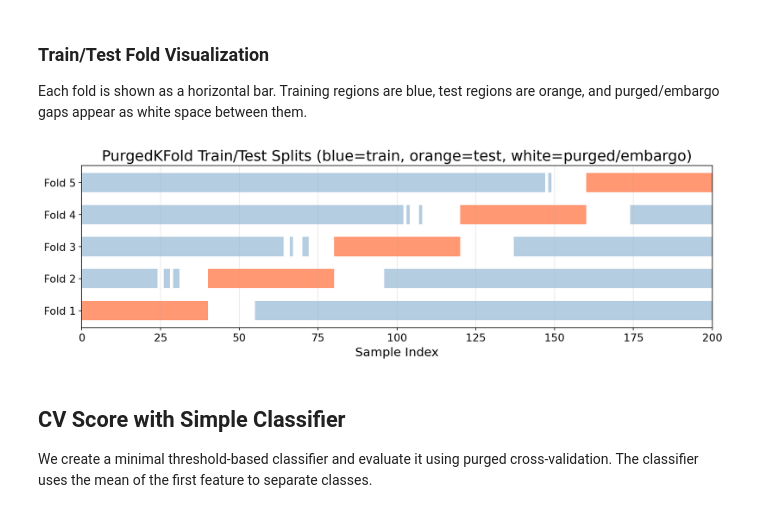
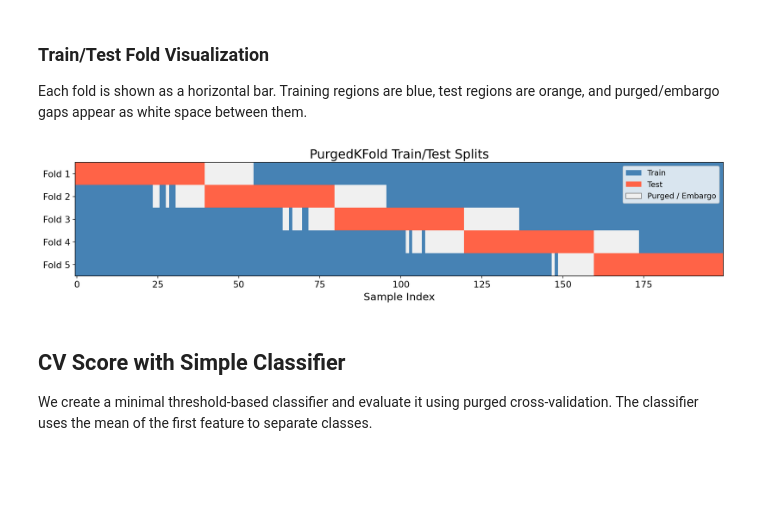
Before and after one commit to sipemu/mlfinance, a Jupyter notebook: crates/pymlfinance/examples/notebooks/ch07_cross_validation.ipynb, the cells around one changed output. Drawn from its saved outputs; the diff is of its cells as text; code cells hidden in the pictures; blank space fills up the shorter version.

```diff
--- a/crates/pymlfinance/examples/notebooks/ch07_cross_validation.ipynb
+++ b/crates/pymlfinance/examples/notebooks/ch07_cross_validation.ipynb
@@ -97,30 +100,39 @@ Fold 5: train∩test overlap = 0 (should be 0)
 
 Each fold is shown as a horizontal bar. Training regions are blue, test regions
 are orange, and purged/embargo gaps appear as white space between them.
-# %%
-fig, ax = plt.subplots(figsize=(12, 4))
-
-for i, fold in enumerate(folds):
-    train_idx = np.array(fold.train)
-    test_idx = np.array(fold.test)
-
-    # Plot training indices as thin bars
-    for idx in train_idx:
-        ax.barh(i, 1, left=idx, height=0.6, color='steelblue', alpha=0.4, linewidth=0)
-    # Plot test indices as thin bars
-    for idx in test_idx:
-        ax.barh(i, 1, left=idx, height=0.6, color='coral', alpha=0.8, linewidth=0)
-
-ax.set_yticks(range(len(folds)))
-ax.set_yticklabels([f'Fold {i+1}' for i in range(len(folds))])
-ax.set_xlabel('Sample Index')
-ax.set_title('PurgedKFold Train/Test Splits (blue=train, orange=test, white=purged/embargo)')
-ax.set_xlim(0, n_samples)
-ax.grid(True, axis='x', alpha=0.3)
-plt.tight_layout()
-plt.show()
-# %% [output]
-[figure, removed]
+# %%
+from matplotlib.colors import ListedColormap
+
+fig, ax = plt.subplots(figsize=(14, 3.5))
+
+# Build a matrix: rows = folds, cols = sample indices
+# 0 = purged/embargo (white), 1 = train (blue), 2 = test (orange)
+fold_matrix = np.zeros((len(folds), n_samples), dtype=int)
+for i, fold in enumerate(folds):
+    fold_matrix[i, fold.train] = 1
+    fold_matrix[i, fold.test] = 2
+
+cmap = ListedColormap(['#f0f0f0', '#4682b4', '#ff6347'])
+ax.imshow(fold_matrix, aspect='auto', cmap=cmap, interpolation='nearest')
+
+ax.set_yticks(range(len(folds)))
+ax.set_yticklabels([f'Fold {i+1}' for i in range(len(folds))])
+ax.set_xlabel('Sample Index')
+ax.set_title('PurgedKFold Train/Test Splits')
+
+# Legend
+from matplotlib.patches import Patch
+legend_elements = [
+    Patch(facecolor='#4682b4', label='Train'),
+    Patch(facecolor='#ff6347', label='Test'),
+    Patch(facecolor='#f0f0f0', edgecolor='gray', label='Purged / Embargo'),
+]
+ax.legend(handles=legend_elements, loc='upper right', fontsize=11)
+
+plt.tight_layout()
+plt.show()
+# %% [output]
+[figure, added]
 # %% [markdown]
 ## CV Score with Simple Classifier
 
```
Also changed, not shown: parts of 4 cells of this notebook, 4 other files.
